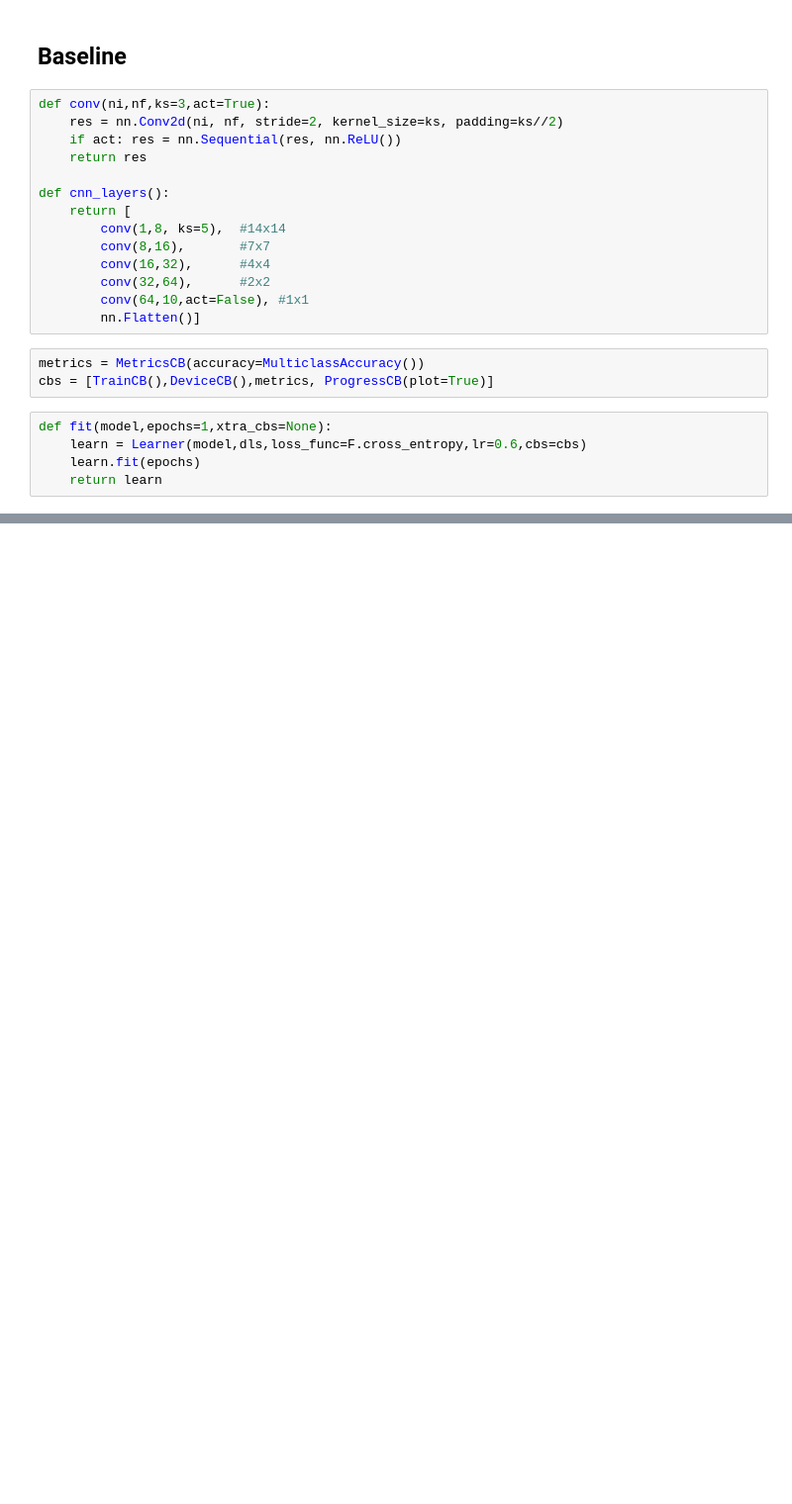
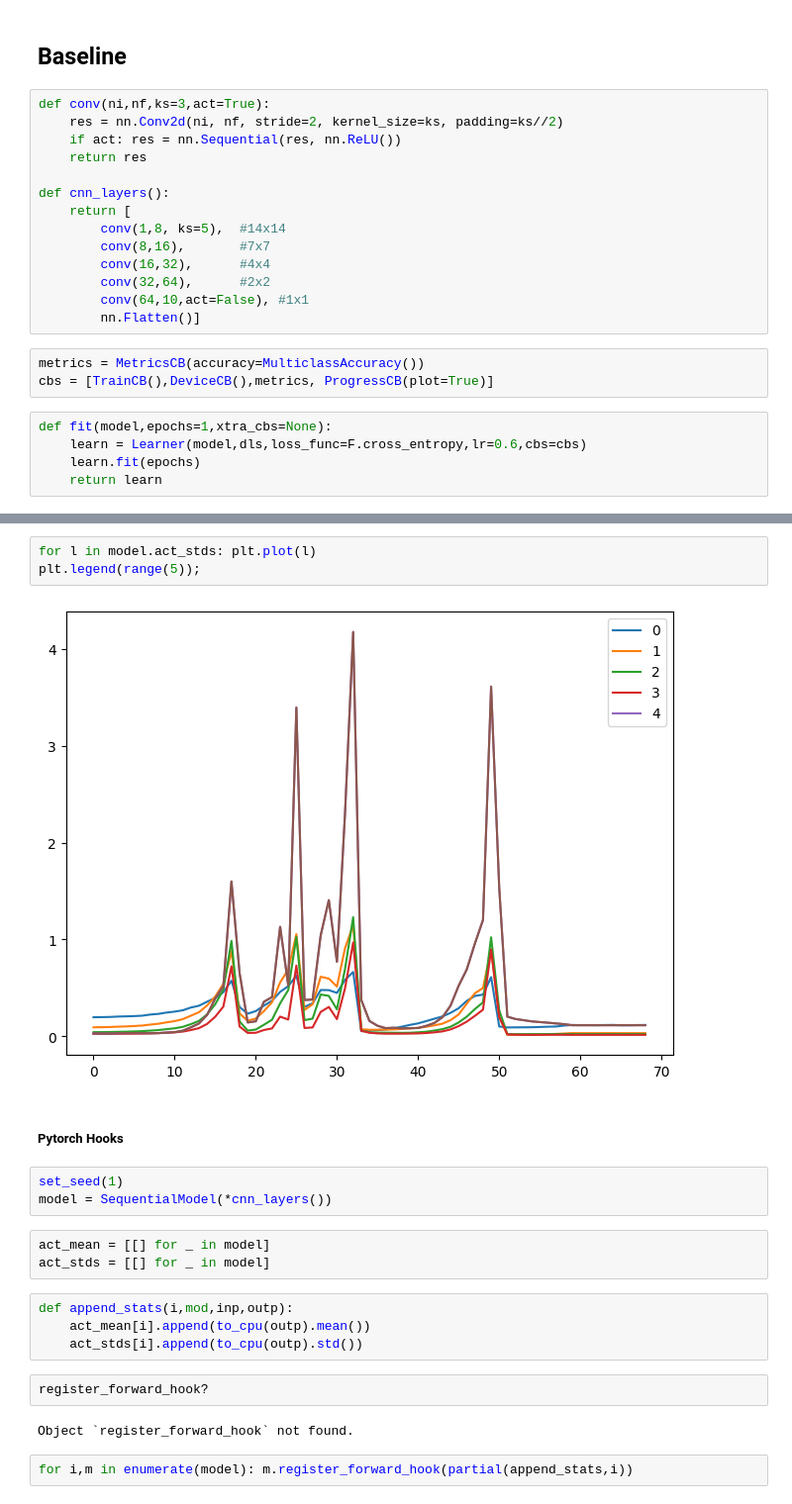
Before and after one commit to mtm-007/Deep-Learing-from-the-foundation-and-GEN_AI, a Jupyter notebook: hooks.ipynb, the cells around one changed output, grey strips where cells are left out. Shown at 99% size. Cells and saved outputs as stored; diff of their text form; blank space fills up the shorter version.

Commit message:
pytroch hooks

```diff
--- a/hooks.ipynb
+++ b/hooks.ipynb
@@ -81,0 +132,23 @@ learn = fit(nn.Sequential(*cnn_layers()))
+# %%
+for l in model.act_stds: plt.plot(l)
+plt.legend(range(5));
+# %% [output]
+[figure, added]
+# %% [markdown]
+##### Pytorch Hooks
+# %%
+set_seed(1)
+model = SequentialModel(*cnn_layers())
+# %%
+act_mean = [[] for _ in model]
+act_stds = [[] for _ in model]
+# %%
+def append_stats(i,mod,inp,outp):
+    act_mean[i].append(to_cpu(outp).mean())
+    act_stds[i].append(to_cpu(outp).std())
+# %%
+register_forward_hook?
+# %% [output]
+Object `register_forward_hook` not found.
+# %%
+for i,m in enumerate(model): m.register_forward_hook(partial(append_stats,i))
```
Also changed, not shown: parts of 15 cells of this notebook, 2 other files.
